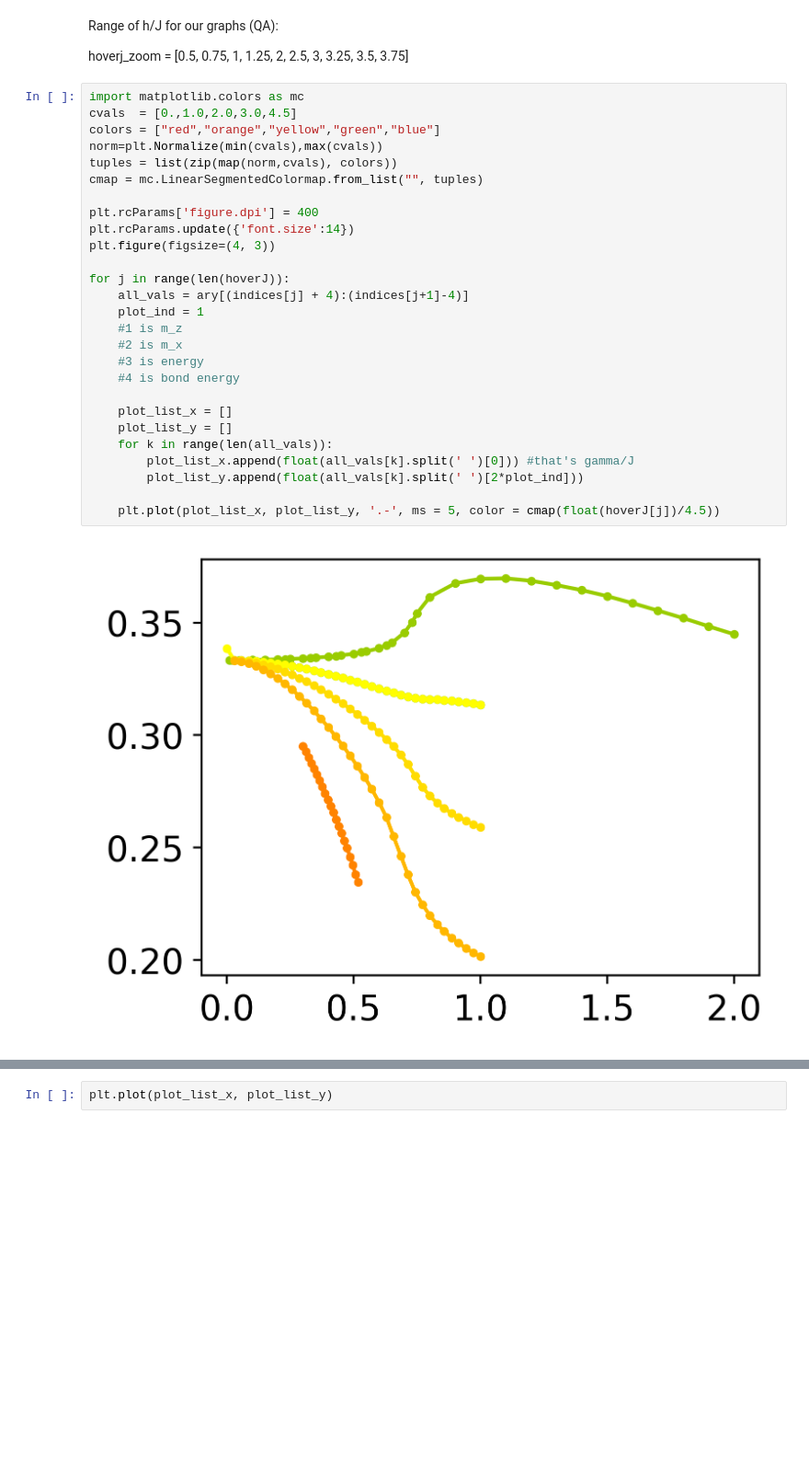
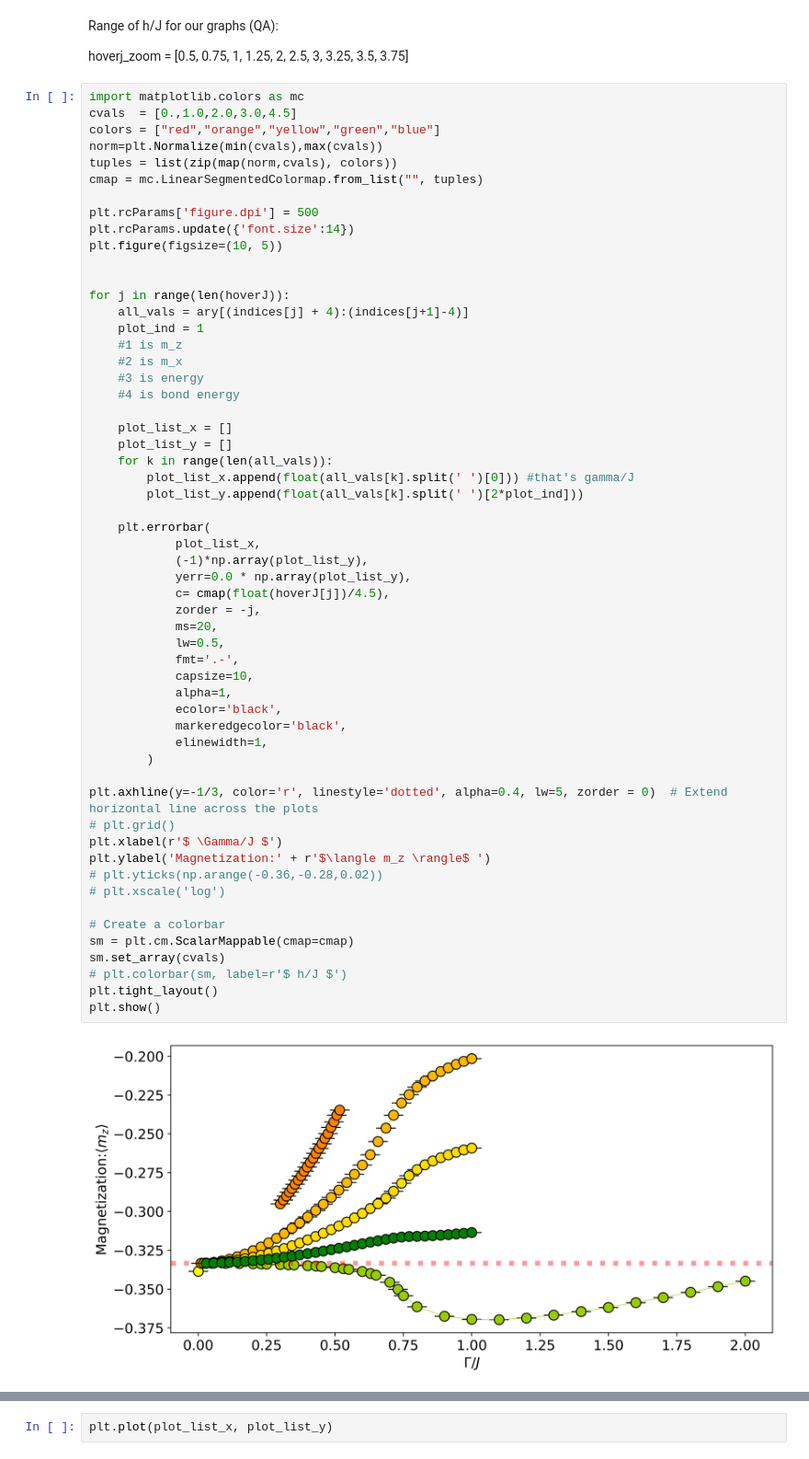
Before and after one commit to vdrouint/d-wave-other, a Jupyter notebook: kagome-tfim/qmc_plots/process_stephan.ipynb, the cells around one changed output, grey strips where cells are left out. Shown: that part at 92% size. Cells and saved outputs as stored; diff of their text form; blank space fills up the shorter version.

Commit message:
plot stephan

```diff
--- a/kagome-tfim/qmc_plots/process_stephan.ipynb
+++ b/kagome-tfim/qmc_plots/process_stephan.ipynb
@@ -54,29 +54,58 @@ hoverj_zoom = [0.5, 0.75, 1, 1.25, 2, 2.5, 3, 3.25, 3.5, 3.75]
 # %%
 import matplotlib.colors as mc
 cvals  = [0.,1.0,2.0,3.0,4.5]
 colors = ["red","orange","yellow","green","blue"]
 norm=plt.Normalize(min(cvals),max(cvals))
 tuples = list(zip(map(norm,cvals), colors))
 cmap = mc.LinearSegmentedColormap.from_list("", tuples)
 
-plt.rcParams['figure.dpi'] = 400
+plt.rcParams['figure.dpi'] = 500
 plt.rcParams.update({'font.size':14})
-plt.figure(figsize=(4, 3))
+plt.figure(figsize=(10, 5))
+
 
 for j in range(len(hoverJ)):
     all_vals = ary[(indices[j] + 4):(indices[j+1]-4)]
     plot_ind = 1
     #1 is m_z
     #2 is m_x
     #3 is energy
     #4 is bond energy
 
     plot_list_x = []
     plot_list_y = []
     for k in range(len(all_vals)):
         plot_list_x.append(float(all_vals[k].split(' ')[0])) #that's gamma/J
         plot_list_y.append(float(all_vals[k].split(' ')[2*plot_ind]))
 
-    plt.plot(plot_list_x, plot_list_y, '.-', ms = 5, color = cmap(float(hoverJ[j])/4.5))
+    plt.errorbar(
+            plot_list_x,
+            (-1)*np.array(plot_list_y),
+            yerr=0.0 * np.array(plot_list_y),
+            c= cmap(float(hoverJ[j])/4.5),
+            zorder = -j,
+            ms=20,
+            lw=0.5,
+            fmt='.-',
+            capsize=10,
+            alpha=1,
+            ecolor='black',
+            markeredgecolor='black',
+            elinewidth=1,
+        )
+
+plt.axhline(y=-1/3, color='r', linestyle='dotted', alpha=0.4, lw=5, zorder = 0)  # Extend horizontal line across the plots
+# plt.grid()
+plt.xlabel(r'$ \Gamma/J $')
+plt.ylabel('Magnetization:' + r'$\langle m_z \rangle$ ')
+# plt.yticks(np.arange(-0.36,-0.28,0.02))
+# plt.xscale('log')
+
+# Create a colorbar
+sm = plt.cm.ScalarMappable(cmap=cmap)
+sm.set_array(cvals)
+# plt.colorbar(sm, label=r'$ h/J $')
+plt.tight_layout()
+plt.show()
 # %% [output]
-[figure, old version]
+[figure, new version]
```
Also changed, not shown: parts of 1 cell of this notebook.
